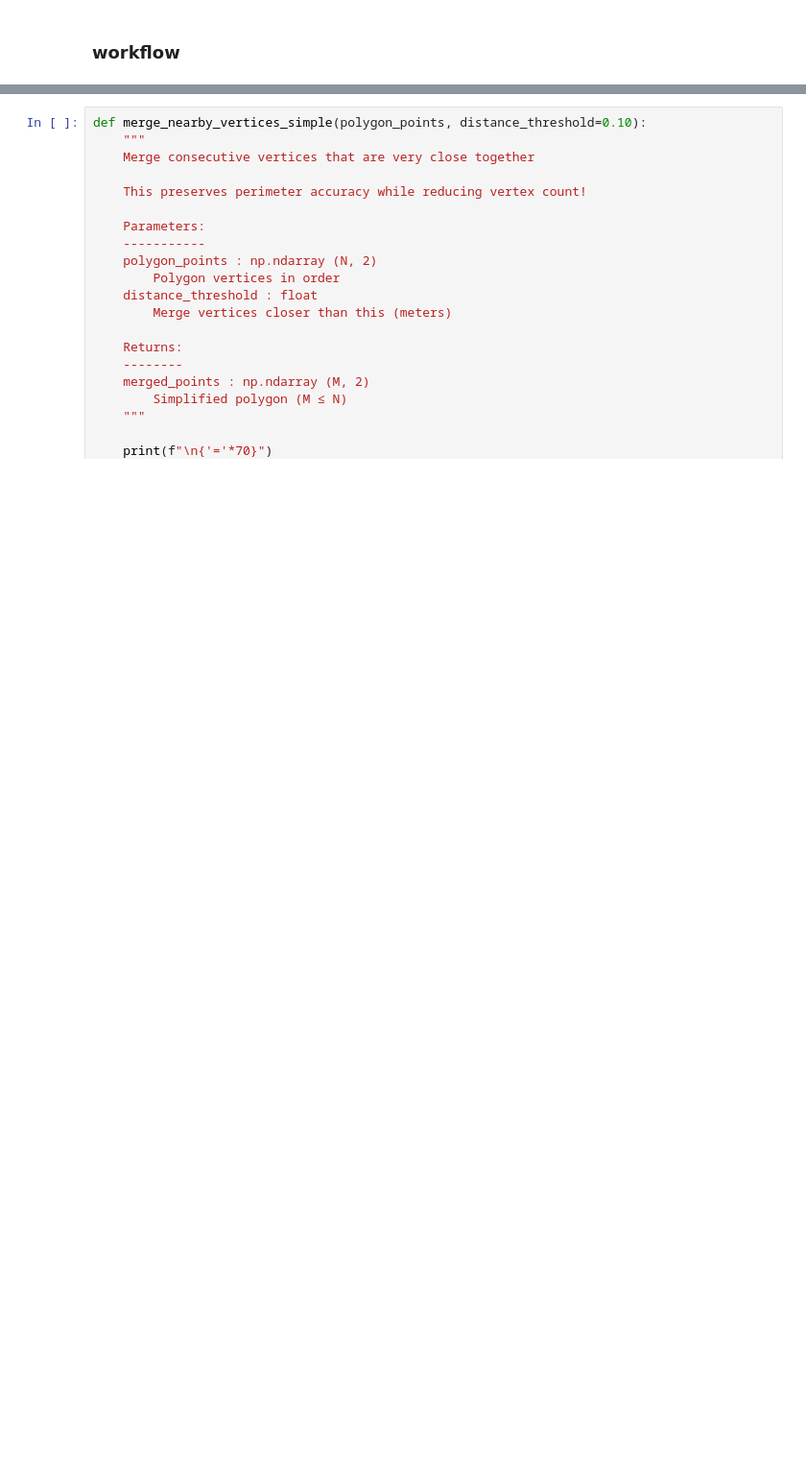
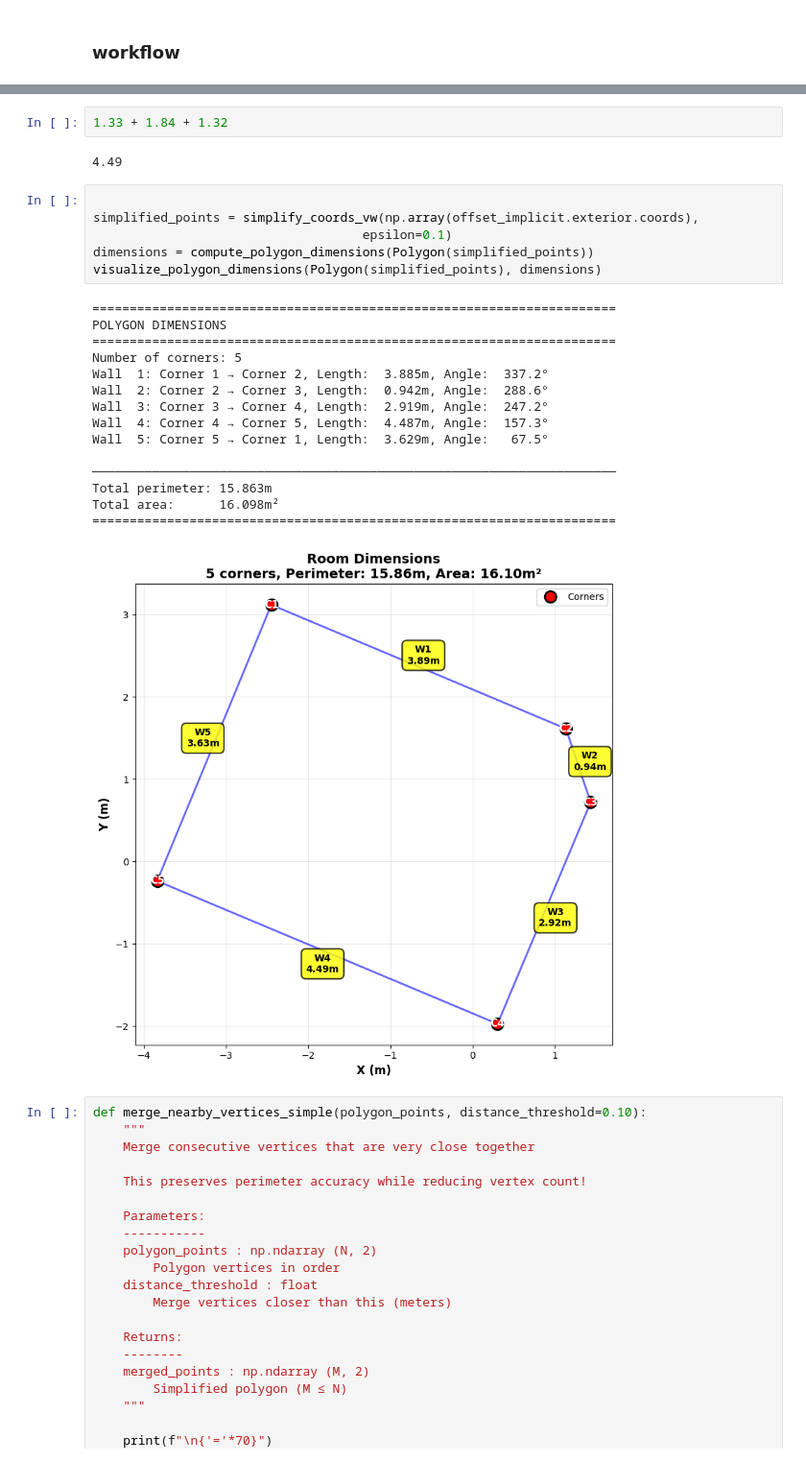
Before and after one commit to ivanovdn/3d-sementic-segmentation, a Jupyter notebook: notebooks/floorplan-alex3.ipynb, the cells around one changed output, grey strips where cells are left out. Shown at 96% size. Cells and saved outputs as stored; diff of their text form; blank space fills up the shorter version.

```diff
--- a/notebooks/floorplan-alex3.ipynb
+++ b/notebooks/floorplan-alex3.ipynb
@@ -406,3 +388,29 @@ Total area:      15.862m²
+# %%
+1.33 + 1.84 + 1.32
+# %% [output]
+4.49
+# %%
+
+simplified_points = simplify_coords_vw(np.array(offset_implicit.exterior.coords),
+                                    epsilon=0.1)
+dimensions = compute_polygon_dimensions(Polygon(simplified_points))
+visualize_polygon_dimensions(Polygon(simplified_points), dimensions)
+# %% [output]
+======================================================================
+POLYGON DIMENSIONS
+======================================================================
+Number of corners: 5
+Wall  1: Corner 1 → Corner 2, Length:  3.885m, Angle:  337.2°
+Wall  2: Corner 2 → Corner 3, Length:  0.942m, Angle:  288.6°
+Wall  3: Corner 3 → Corner 4, Length:  2.919m, Angle:  247.2°
+Wall  4: Corner 4 → Corner 5, Length:  4.487m, Angle:  157.3°
+Wall  5: Corner 5 → Corner 1, Length:  3.629m, Angle:   67.5°
+
+──────────────────────────────────────────────────────────────────────
+Total perimeter: 15.863m
+Total area:      16.098m²
+======================================================================
+[figure, added]
 # %%
 def merge_nearby_vertices_simple(polygon_points, distance_threshold=0.10):
     """
```
Also changed, not shown: parts of 52 cells of this notebook, 2 other files.
